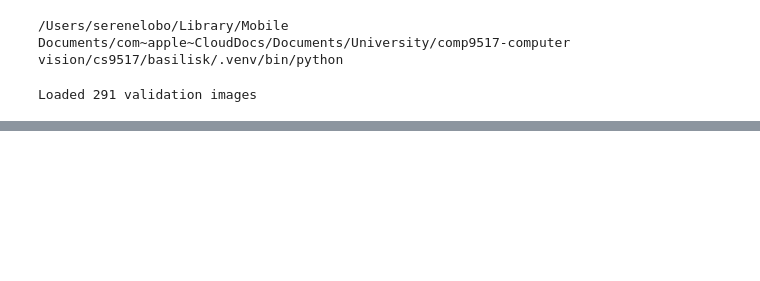
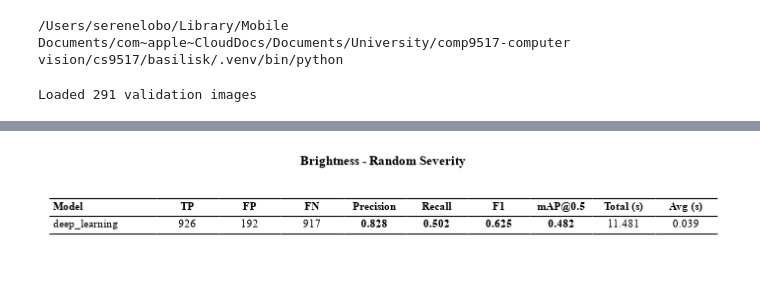
Before and after one commit to yuvran7700/basilisk, a Jupyter notebook: src/methods/deep_learning/deeplearning.ipynb, the cells around one changed output, grey strips where cells are left out. Saved outputs shown, nothing was run; the diff lists cells and outputs as text; code cells hidden in the pictures; blank space fills up the shorter version.

```diff
--- a/src/methods/deep_learning/deeplearning.ipynb
+++ b/src/methods/deep_learning/deeplearning.ipynb
@@ -64,0 +92,9 @@ display_results(severity_sweep)
+# %%
+bright_random = RandomSeverityExperiment(
+    transform=Brightness(),
+    seed=SEED
+).run(val_dataset, detectors)
+
+display_results(bright_random)
+# %% [output]
+[figure, added]
```
Also changed, not shown: parts of 12 cells of this notebook, 19 other files.
